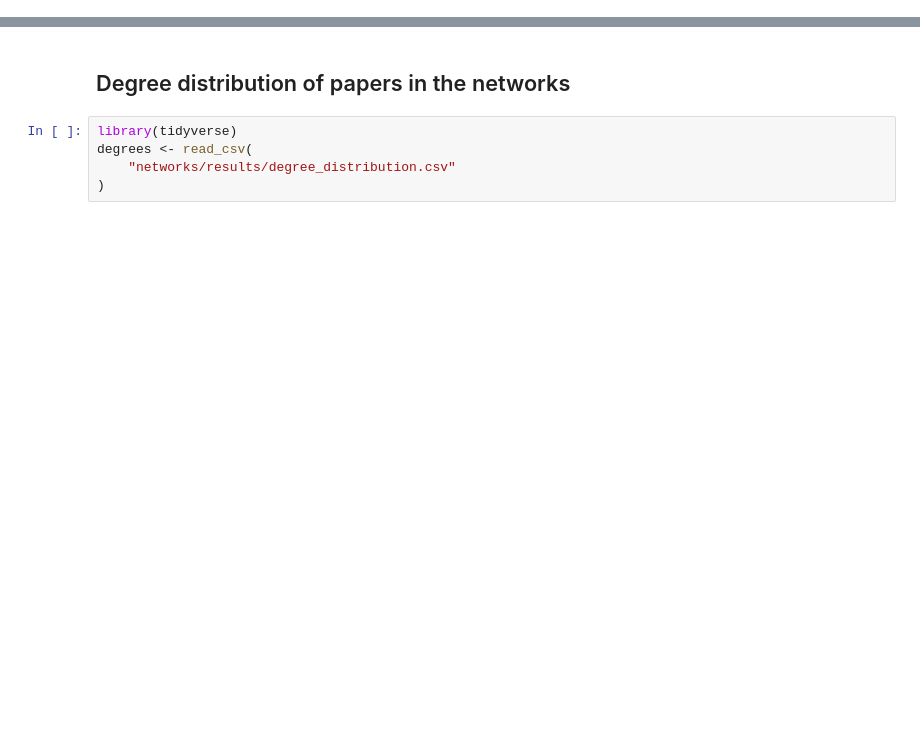
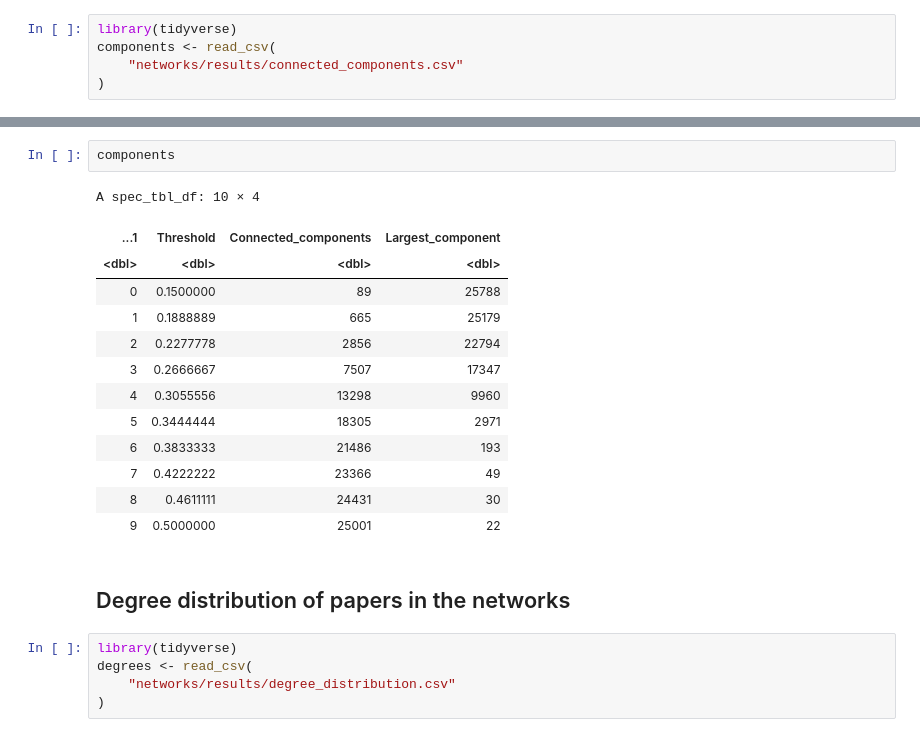
Before and after one commit to riccardo03-maker/Abstract_network, a Jupyter notebook: plots.ipynb, the cells around one changed output, grey strips where cells are left out. Drawn from its saved outputs; the diff is of its cells as text; blank space fills up the shorter version.

```diff
--- a/plots.ipynb
+++ b/plots.ipynb
@@ -0,0 +3,5 @@
+# %%
+library(tidyverse)
+components <- read_csv(
+    "networks/results/connected_components.csv"
+)
@@ -1,3 +28,19 @@
+# %%
+components
+# %% [output]
+A spec_tbl_df: 10 × 4
+| ...1 | Threshold | Connected_components | Largest_component |
+| <dbl> | <dbl> | <dbl> | <dbl> |
+| 0 | 0.1500000 | 89 | 25788 |
+| 1 | 0.1888889 | 665 | 25179 |
+| 2 | 0.2277778 | 2856 | 22794 |
+| 3 | 0.2666667 | 7507 | 17347 |
+| 4 | 0.3055556 | 13298 | 9960 |
+| 5 | 0.3444444 | 18305 | 2971 |
+| 6 | 0.3833333 | 21486 | 193 |
+| 7 | 0.4222222 | 23366 | 49 |
+| 8 | 0.4611111 | 24431 | 30 |
+| 9 | 0.5000000 | 25001 | 22 |
 # %% [markdown]
 ## Degree distribution of papers in the networks
 # %%
```
Also changed, not shown: parts of 10 cells of this notebook, 8 other files.
